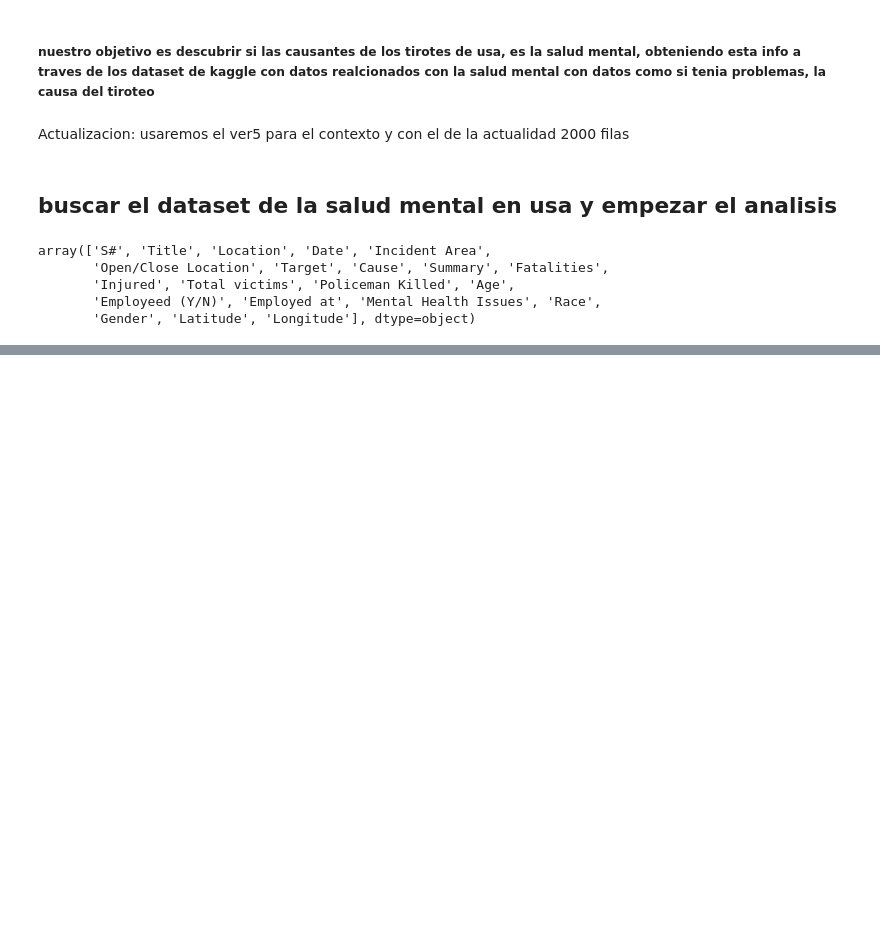
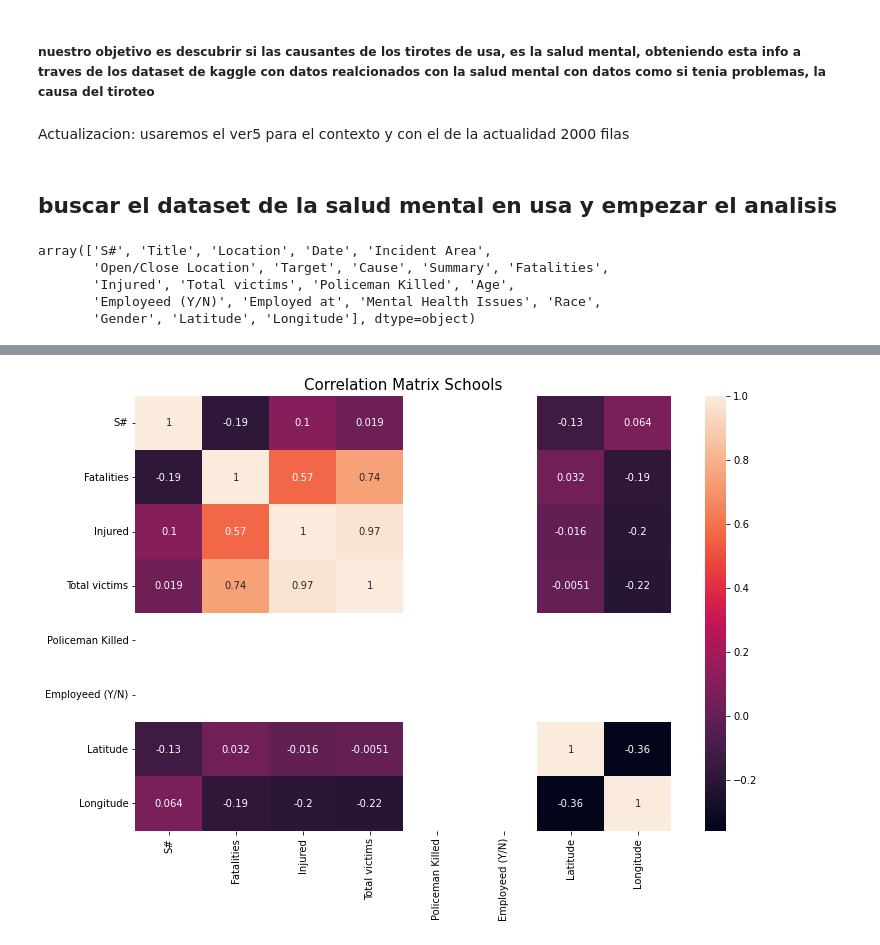
Before and after one commit to panxolopez/proyecto_mineria, a Jupyter notebook: proyecto.ipynb, the cells around one changed output, grey strips where cells are left out. Cells and saved outputs as stored; diff of their text form; code cells hidden in the pictures; blank space fills up the shorter version.

```diff
--- a/proyecto.ipynb
+++ b/proyecto.ipynb
@@ -244,0 +259,11 @@ mental
+# %%
+#Coworkers
+df_shooting5_ninos=df_shooting5[df_shooting5['Target']=='Children']
+df_shooting5_students=df_shooting5[df_shooting5['Target']=="Students"]
+df_shooting5_studparents=df_shooting5[df_shooting5['Target']=='Students+Parents']
+df_shooting5_studteachers=df_shooting5[df_shooting5['Target']=='Students+Teachers']
+df_shooting5_teachers=df_shooting5[df_shooting5['Target']=='Teachers']
+
+
+schools = pd.concat([df_shooting5_ninos, df_shooting5_students,df_shooting5_studparents,df_shooting5_studteachers,df_shooting5_teachers])
+#schools
@@ -244,0 +289,12 @@ mental
+# %%
+corr= schools.corr()
+corr = corr[corr.axes[0]]
+fig= plt.figure(figsize=(12,8))
+ax= fig.add_subplot(111)
+ax= sns.heatmap(corr,annot=True,
+    xticklabels=corr.columns,
+    yticklabels=corr.columns)
+plt.title("Correlation Matrix Schools", fontsize = 15)
+plt.show()
+# %% [output]
+[figure, added]
```
Also changed, not shown: parts of 15 cells of this notebook, 1 other file.
